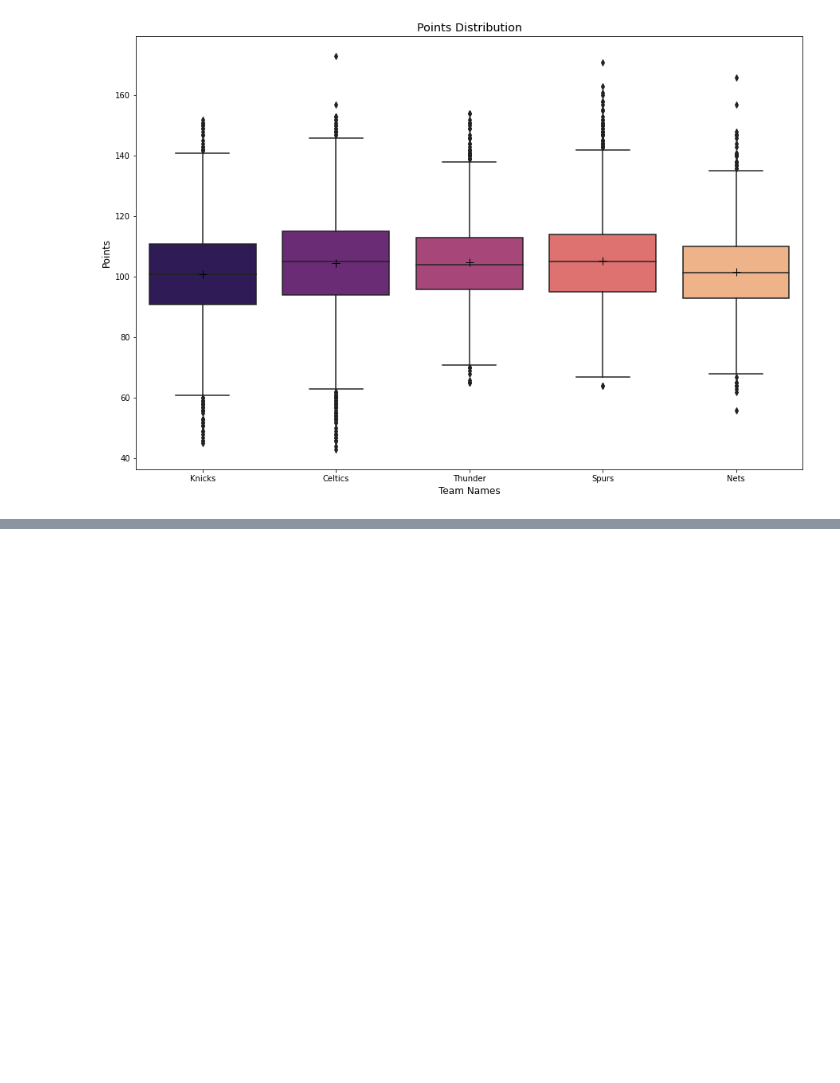
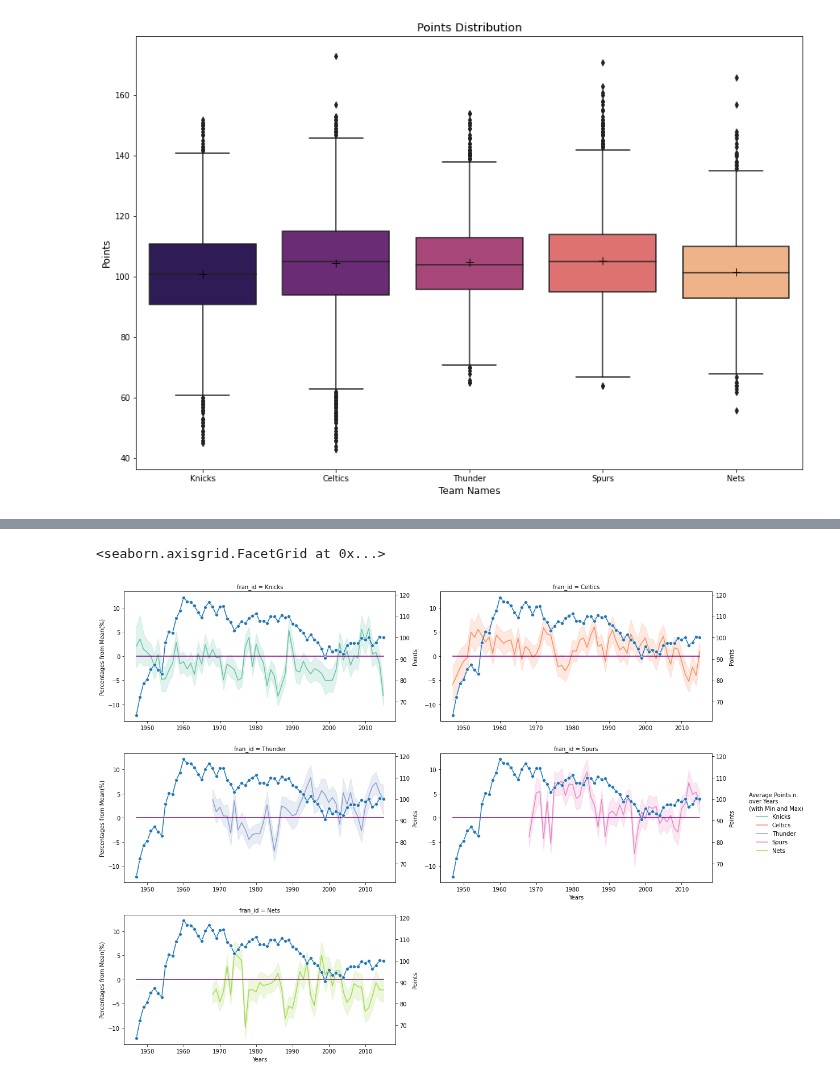
Before and after one commit to jadidaniel/jupyter-notebooks, a Jupyter notebook: associations_nba/nba_trends.ipynb, the cells around one changed output, grey strips where cells are left out. Cells and saved outputs as stored; diff of their text form; code cells hidden in the pictures; blank space fills up the shorter version.

```diff
--- a/associations_nba/nba_trends.ipynb
+++ b/associations_nba/nba_trends.ipynb
@@ -304,0 +322,4 @@ Result:
+# %%
+mean_pts_per_year = nba.groupby('year_id').mean(['pts', 'opp_pts'])
+mean_pts_per_year['mean_pts'] = mean_pts_per_year[['pts', 'opp_pts']].mean(axis=1)
+mean_pts_per_year
@@ -304,0 +341,47 @@ Result:
+# %%
+nba['perc_from_mean'] = nba.apply(lambda x: x.pts / mean_pts_per_year.mean_pts[x.year_id] * 100 - 100, axis=1)
+# %%
+# Create grid
+g = sns.FacetGrid(
+    data=nba,
+    col='fran_id',
+    col_wrap=2,
+    height=4,
+    aspect=2,
+    hue='fran_id',
+    palette='Set2',
+    sharex=False,
+    sharey=True,
+    legend_out=True)
+
+# Add plots to grid
+g.map(sns.lineplot, 'year_id', 'perc_from_mean').add_legend(
+    title='Average Points n.\nover Years\n(with Min and Max)',
+    title_fontsize='large',
+    fontsize = 'medium')
+
+def a(color, **kwargs):
+    mean_line=sns.lineplot(
+        y=0,
+        x=mean_pts_per_year.index,
+        color='purple',
+        ax=plt.gca()
+    )
+
+    ax = plt.twinx()
+    p = sns.lineplot(
+        y=mean_pts_per_year.mean_pts,
+        x=mean_pts_per_year.index,
+        marker='o',
+        estimator=None,
+        ax=ax,
+        **kwargs,
+        legend=False
+    )
+    p.set_ylabel('Points')
+
+g.map(a)
+g.set_axis_labels('Years', 'Percentages from Mean(%)')
+# %% [output]
+<seaborn.axisgrid.FacetGrid at 0x...>
+[figure, added]
```
Also changed, not shown: parts of 7 cells of this notebook.
